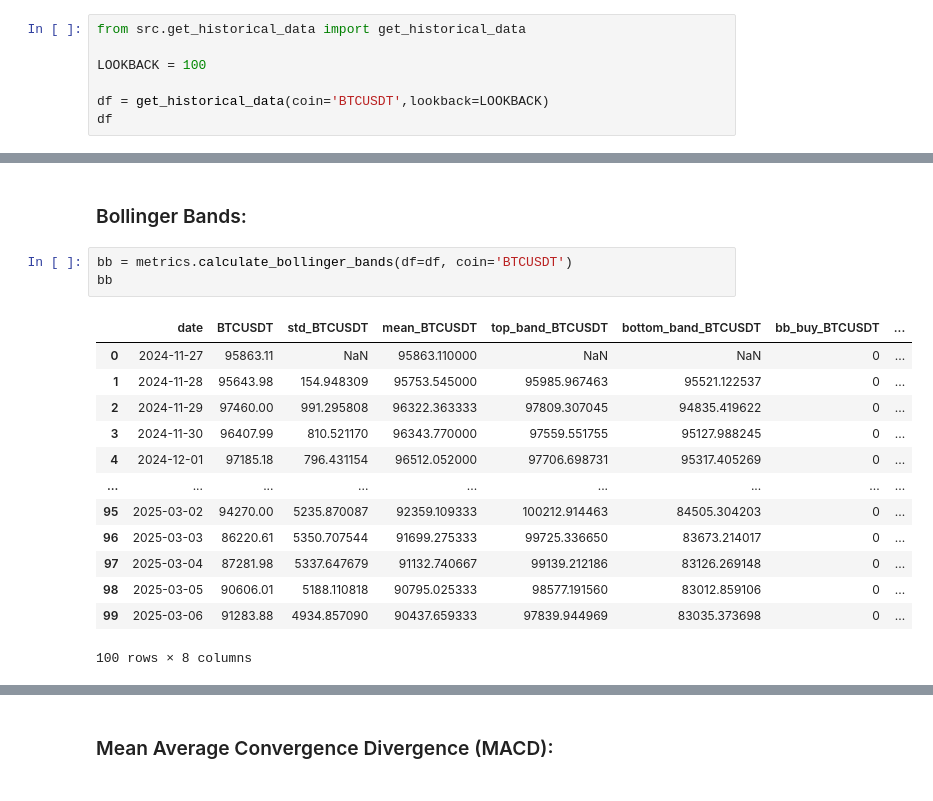
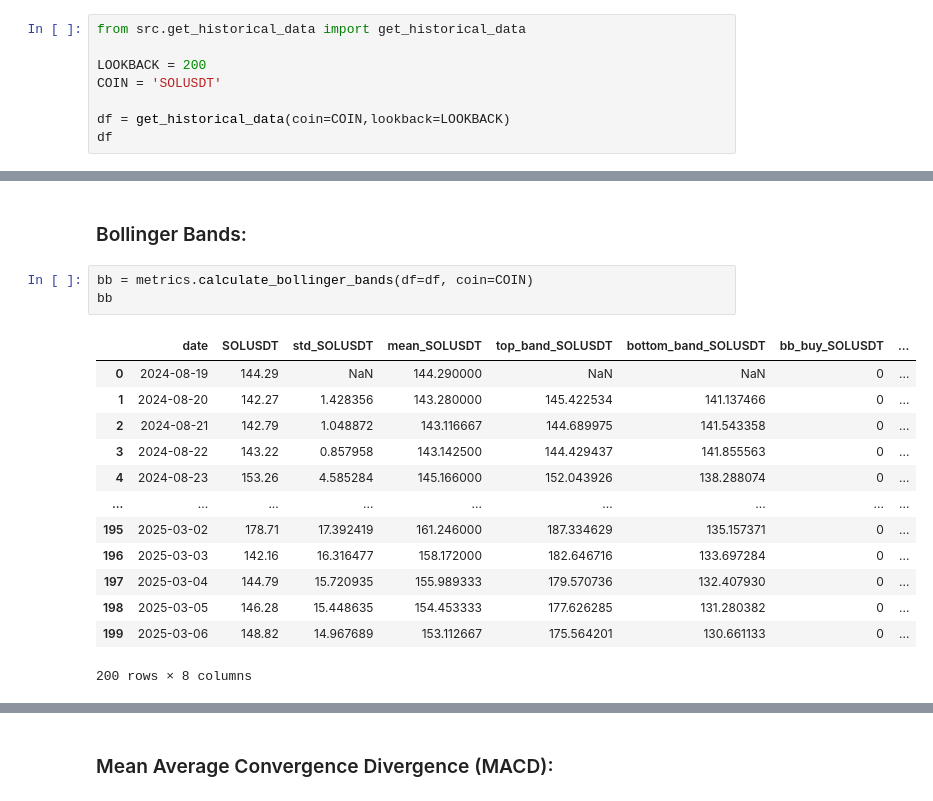
Before and after one commit to ianmm2d/QuantCryptoBot, a Jupyter notebook: run.ipynb, the cells around one changed output, grey strips where cells are left out. Drawn from its saved outputs; the diff is of its cells as text.

```diff
--- a/run.ipynb
+++ b/run.ipynb
@@ -5,8 +5,9 @@
 # %%
 from src.get_historical_data import get_historical_data
 
-LOOKBACK = 100
+LOOKBACK = 200
+COIN = 'SOLUSDT'
 
-df = get_historical_data(coin='BTCUSDT',lookback=LOOKBACK)
+df = get_historical_data(coin=COIN,lookback=LOOKBACK)
 df
 # %% [output]
@@ -151,22 +151,22 @@ fig.show()
 # %% [markdown]
 ### Bollinger Bands:
 # %%
-bb = metrics.calculate_bollinger_bands(df=df, coin='BTCUSDT')
+bb = metrics.calculate_bollinger_bands(df=df, coin=COIN)
 bb
 # %% [output]
-|  | date | BTCUSDT | std_BTCUSDT | mean_BTCUSDT | top_band_BTCUSDT | bottom_band_BTCUSDT | bb_buy_BTCUSDT | ... |
-| 0 | 2024-11-27 | 95863.11 | NaN | 95863.110000 | NaN | NaN | 0 | ... |
-| 1 | 2024-11-28 | 95643.98 | 154.948309 | 95753.545000 | 95985.967463 | 95521.122537 | 0 | ... |
-| 2 | 2024-11-29 | 97460.00 | 991.295808 | 96322.363333 | 97809.307045 | 94835.419622 | 0 | ... |
-| 3 | 2024-11-30 | 96407.99 | 810.521170 | 96343.770000 | 97559.551755 | 95127.988245 | 0 | ... |
-| 4 | 2024-12-01 | 97185.18 | 796.431154 | 96512.052000 | 97706.698731 | 95317.405269 | 0 | ... |
+|  | date | SOLUSDT | std_SOLUSDT | mean_SOLUSDT | top_band_SOLUSDT | bottom_band_SOLUSDT | bb_buy_SOLUSDT | ... |
+| 0 | 2024-08-19 | 144.29 | NaN | 144.290000 | NaN | NaN | 0 | ... |
+| 1 | 2024-08-20 | 142.27 | 1.428356 | 143.280000 | 145.422534 | 141.137466 | 0 | ... |
+| 2 | 2024-08-21 | 142.79 | 1.048872 | 143.116667 | 144.689975 | 141.543358 | 0 | ... |
+| 3 | 2024-08-22 | 143.22 | 0.857958 | 143.142500 | 144.429437 | 141.855563 | 0 | ... |
+| 4 | 2024-08-23 | 153.26 | 4.585284 | 145.166000 | 152.043926 | 138.288074 | 0 | ... |
 | ... | ... | ... | ... | ... | ... | ... | ... | ... |
-| 95 | 2025-03-02 | 94270.00 | 5235.870087 | 92359.109333 | 100212.914463 | 84505.304203 | 0 | ... |
-| 96 | 2025-03-03 | 86220.61 | 5350.707544 | 91699.275333 | 99725.336650 | 83673.214017 | 0 | ... |
-| 97 | 2025-03-04 | 87281.98 | 5337.647679 | 91132.740667 | 99139.212186 | 83126.269148 | 0 | ... |
-| 98 | 2025-03-05 | 90606.01 | 5188.110818 | 90795.025333 | 98577.191560 | 83012.859106 | 0 | ... |
-| 99 | 2025-03-06 | 91283.88 | 4934.857090 | 90437.659333 | 97839.944969 | 83035.373698 | 0 | ... |
+| 195 | 2025-03-02 | 178.71 | 17.392419 | 161.246000 | 187.334629 | 135.157371 | 0 | ... |
+| 196 | 2025-03-03 | 142.16 | 16.316477 | 158.172000 | 182.646716 | 133.697284 | 0 | ... |
+| 197 | 2025-03-04 | 144.79 | 15.720935 | 155.989333 | 179.570736 | 132.407930 | 0 | ... |
+| 198 | 2025-03-05 | 146.28 | 15.448635 | 154.453333 | 177.626285 | 131.280382 | 0 | ... |
+| 199 | 2025-03-06 | 148.82 | 14.967689 | 153.112667 | 175.564201 | 130.661133 | 0 | ... |
-100 rows × 8 columns
+200 rows × 8 columns
 # %%
 fig = px.line(
     bb,
```
Also changed, not shown: parts of 19 cells of this notebook.
